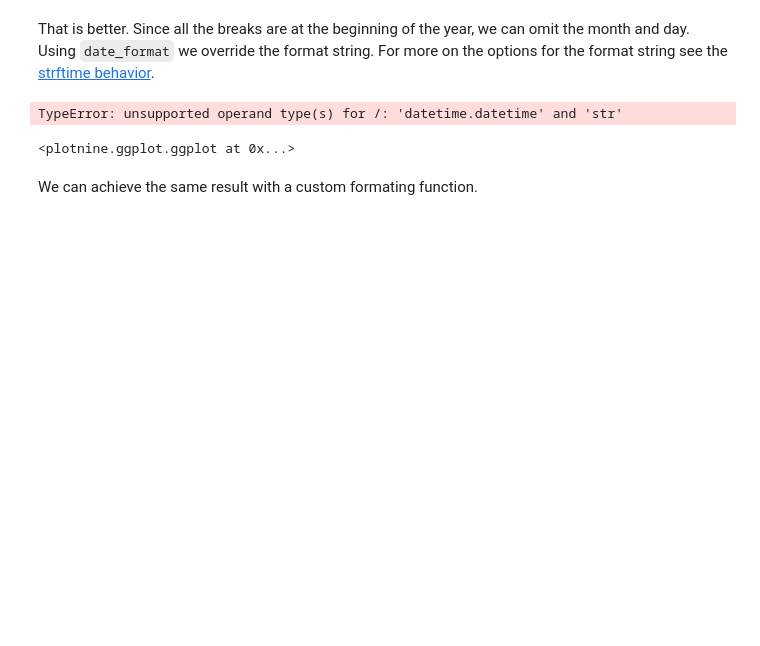
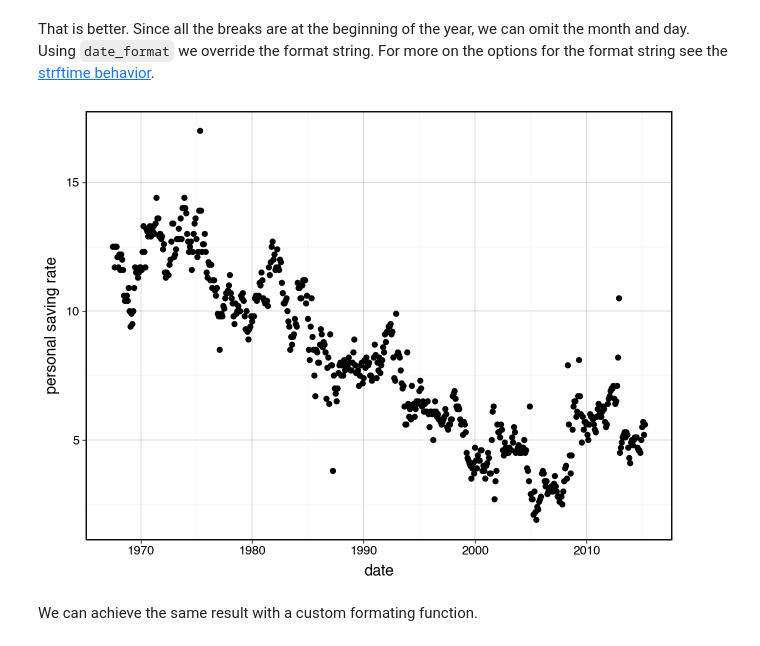
Before and after one commit to has2k1/plotnine-examples, a Jupyter notebook: plotnine_examples/tutorials/miscellaneous-manipulating-date-breaks-and-date-labels.ipynb, the cells around one changed output. Cells and saved outputs as stored; diff of their text form; code cells hidden in the pictures; blank space fills up the shorter version.

Commit message:
Fix date_breaks to breaks_date_width

```diff
--- a/plotnine_examples/tutorials/miscellaneous-manipulating-date-breaks-and-date-labels.ipynb
+++ b/plotnine_examples/tutorials/miscellaneous-manipulating-date-breaks-and-date-labels.ipynb
@@ -61,15 +60,14 @@ the [strftime behavior](https://docs.python.org/library/datetime.html#strftime-s
 # %%
 (
     ggplot(economics)
     + geom_point(aes("date", "psavert"))
     + scale_x_datetime(
-        breaks=date_breaks("10 years"), labels=date_format("%Y")
+        breaks=breaks_date_width("10 years"), labels=label_date("%Y")
     )  # modified
     + labs(y="personal saving rate")
 )
 # %% [output]
-TypeError: unsupported operand type(s) for /: 'datetime.datetime' and 'str'
-<plotnine.ggplot.ggplot at 0x...>
+[figure, added]
 # %% [markdown]
 We can achieve the same result with a custom formating function.
 # %%
```
Also changed, not shown: parts of 7 cells of this notebook.
